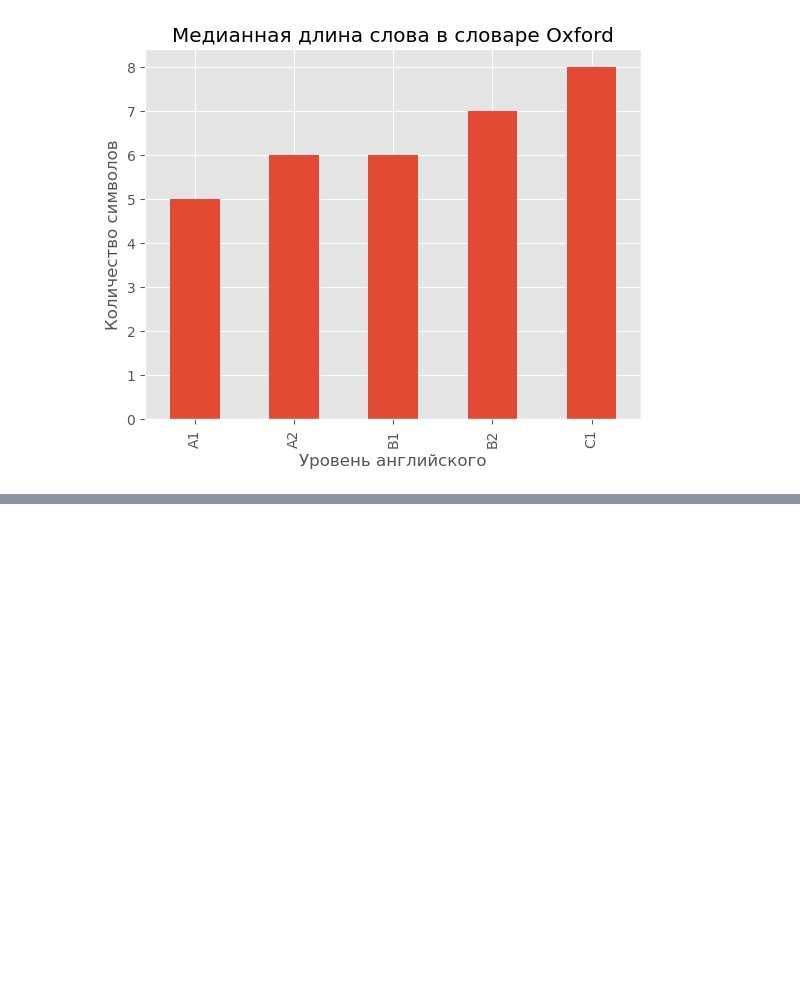
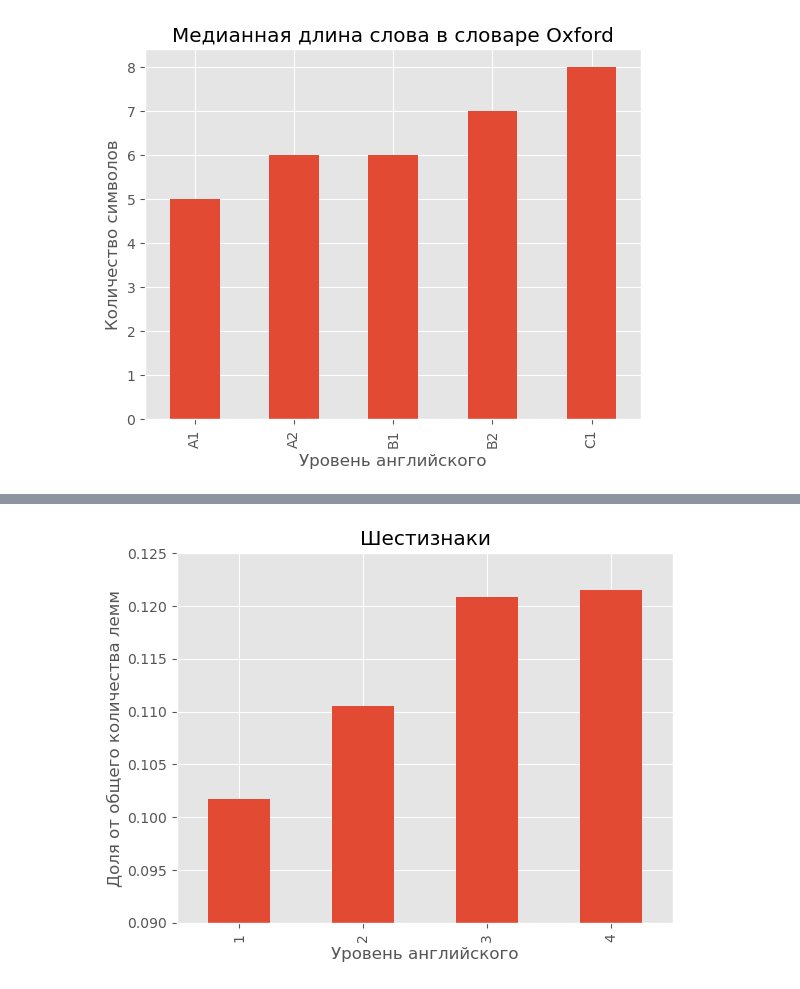
Before and after one commit to artefucktor/english_level, a Jupyter notebook: movies_english_level.ipynb, the cells around one changed output, grey strips where cells are left out. Cells and saved outputs as stored; diff of their text form; code cells hidden in the pictures; blank space fills up the shorter version.

```diff
--- a/movies_english_level.ipynb
+++ b/movies_english_level.ipynb
@@ -633,0 +602,9 @@ plt.show()
+# %%
+movies.groupby('target').len_equal_6ratio.median().plot(kind='bar')
+plt.title('Шестизнаки')
+plt.ylim(0.09,0.125)
+plt.ylabel('Доля от общего количества лемм')
+plt.xlabel('Уровень английского')
+plt.show()
+# %% [output]
+[figure, added]
```
Also changed, not shown: parts of 20 cells of this notebook, 2 other files.
